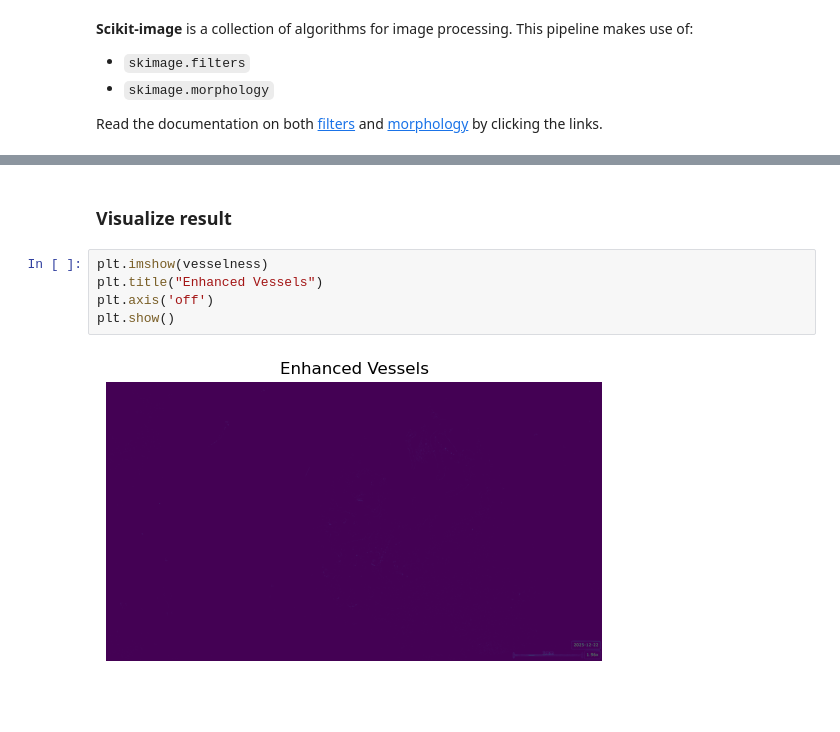
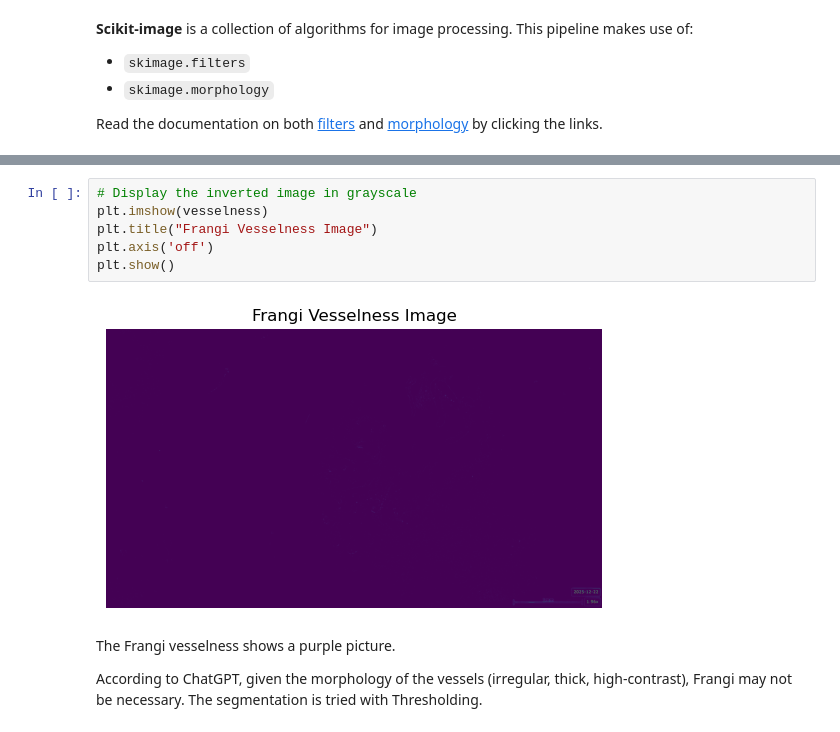
Before and after one commit to yana-kel/vessel-quant, a Jupyter notebook: vessel-quant.ipynb, the cells around one changed output, grey strips where cells are left out. Cells and saved outputs as stored; diff of their text form; blank space fills up the shorter version.

```diff
--- a/vessel-quant.ipynb
+++ b/vessel-quant.ipynb
@@ -124,9 +126,12 @@ vesselness = enhance_dark_vessels(img_eq_float, sigmas=(1,2,3,4,5))
+# %%
+# Display the inverted image in grayscale
+plt.imshow(vesselness)
+plt.title("Frangi Vesselness Image")
+plt.axis('off')
+plt.show()
+# %% [output]
+[figure, added]
 # %% [markdown]
-### Visualize result
+The Frangi vesselness shows a purple picture.
+
+According to ChatGPT, given the morphology of the vessels (irregular, thick, high-contrast), Frangi may not be necessary. The segmentation is tried with Thresholding.
-# %%
-plt.imshow(vesselness)
-plt.title("Enhanced Vessels")
-plt.axis('off')
-plt.show()
-# %% [output]
-[figure, removed]
```
Also changed, not shown: parts of 28 cells of this notebook, 9 other files.
